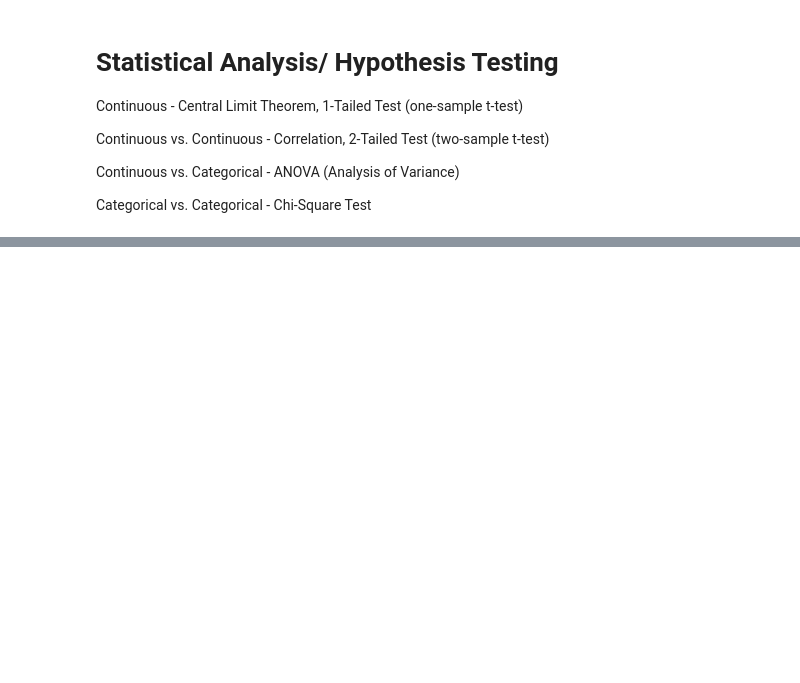
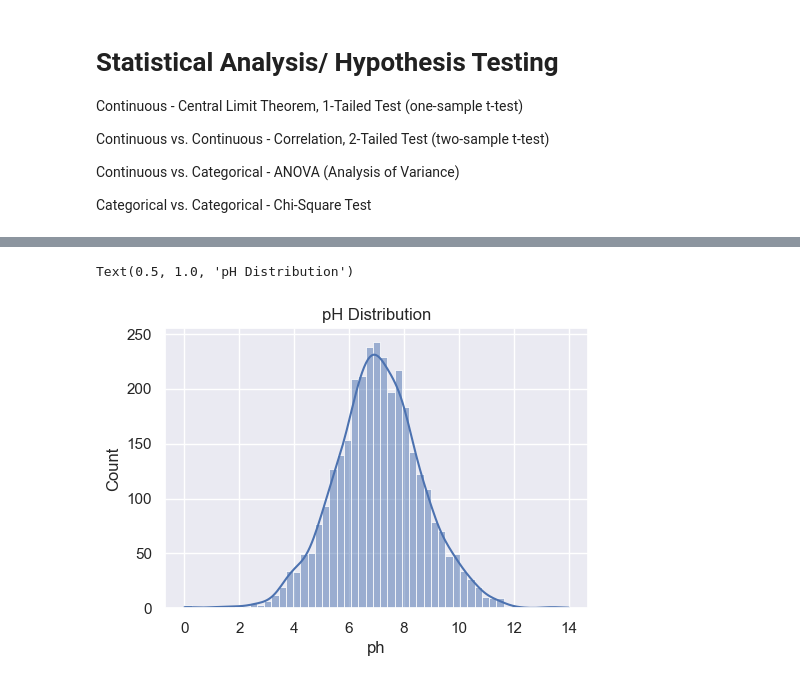
Before and after one commit to Saravanan-20G/Dataset6-Water_Quality, a Jupyter notebook: Water_Quality.ipynb, the cells around one changed output, grey strips where cells are left out. Saved outputs shown, nothing was run; the diff lists cells and outputs as text; code cells hidden in the pictures; blank space fills up the shorter version.

```diff
--- a/Water_Quality.ipynb
+++ b/Water_Quality.ipynb
@@ -286,0 +315,8 @@ plt.show()
+# %%
+plt.figure(figsize=(12, 8))
+plt.subplot(2, 2, 1)
+sns.histplot(df['ph'], kde=True)
+plt.title('pH Distribution')
+# %% [output]
+Text(0.5, 1.0, 'pH Distribution')
+[figure, added]
```
Also changed, not shown: parts of 9 cells of this notebook.
